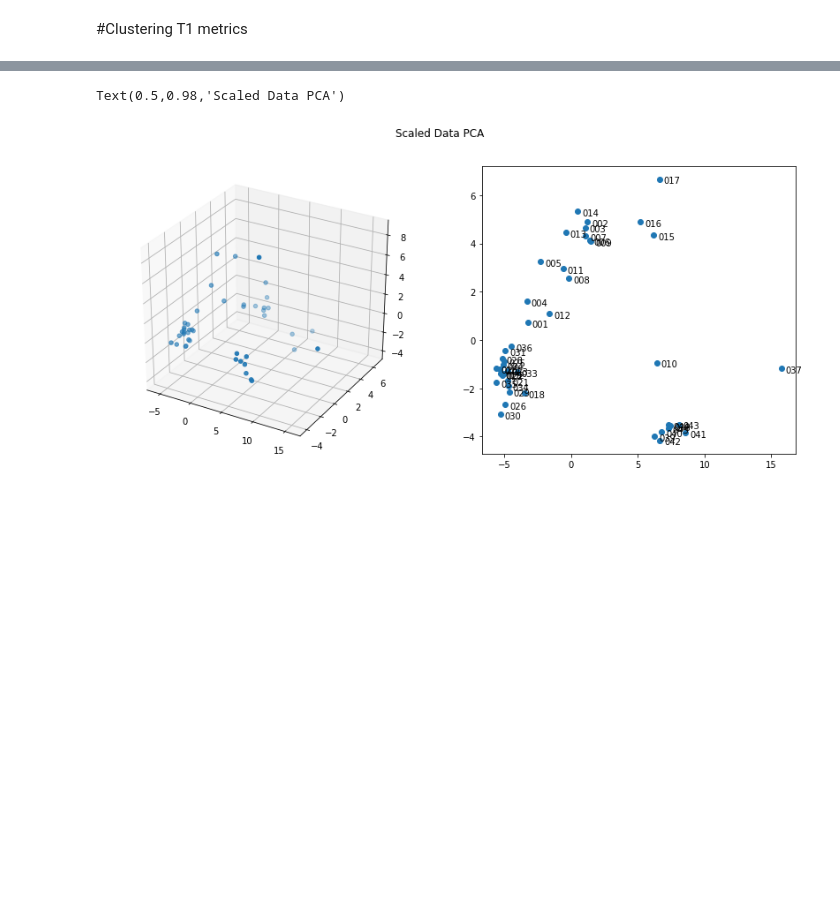
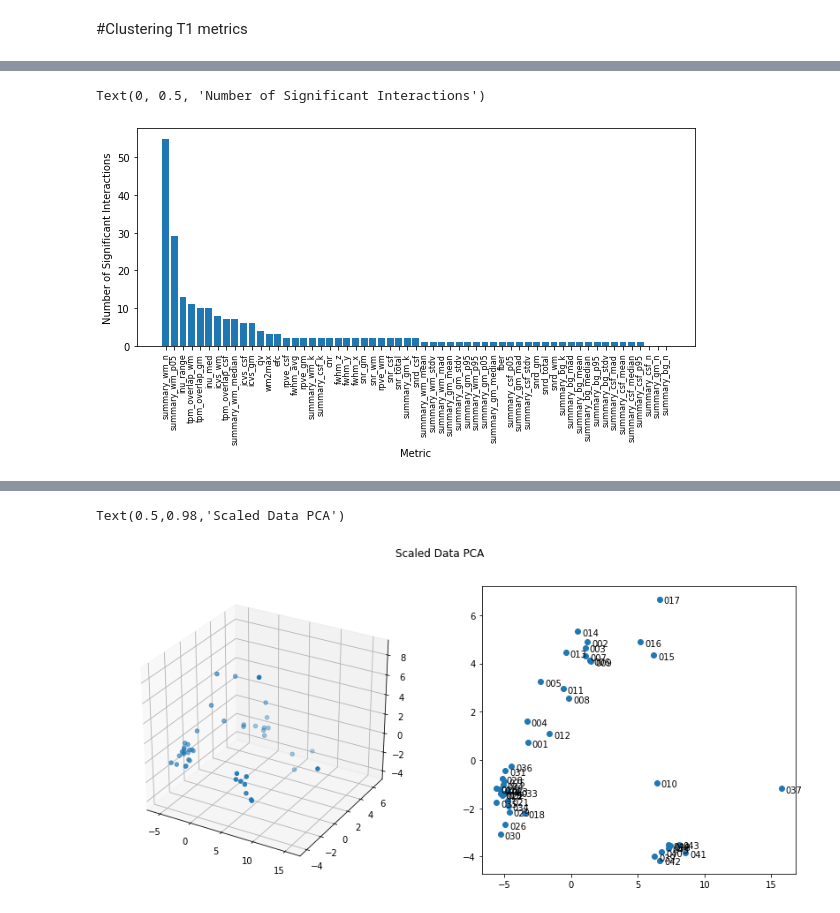
Before and after one commit to FMendezSlc/PREMCAS_COLAB, a Jupyter notebook: Classification_task.ipynb, the cells around one changed output, grey strips where cells are left out. Saved outputs shown, nothing was run; the diff lists cells and outputs as text; code cells hidden in the pictures; blank space fills up the shorter version.

```diff
--- a/Classification_task.ipynb
+++ b/Classification_task.ipynb
@@ -69,0 +213,13 @@ denNorm_fig.savefig('C:\\Users\\FELIPE\\Documents\\PREEMACS\\std_data_dendrogram
+# %%
+thrd = chs_vec[k_min]
+#thd_df = CH_df[CH_df > thrd].dropna(how = 'all')
+#thd_df = thd_df[thd_df > thrd].dropna(axis = 1, how = 'all')
+# %%
+sig_int = []
+for column in CH_df.columns:
+    sum_int = CH_df[CH_df >thrd][column].notnull().sum()
+    sig_int.append(sum_int)
+# %%
+int_df = pd.DataFrame(data = zip(sig_int, CH_df.columns), columns = ['count', 'metric'])
+int_df.sort_values(by = 'count', inplace = True, ascending = False)
+int_df
@@ -69,0 +244,13 @@ denNorm_fig.savefig('C:\\Users\\FELIPE\\Documents\\PREEMACS\\std_data_dendrogram
+# %%
+mtr = int_df['count'].values.shape[0]
+# %%
+inter_fig = plt.figure(figsize = (10, 4))
+ax = inter_fig.add_subplot()
+plt.bar(x = np.arange(0,mtr, 1), height = int_df['count'].values)
+plt.xticks(np.arange(0,mtr, 1))
+ax.set_xticklabels(int_df['metric'], rotation = 90, fontsize = 8)
+plt.xlabel('Metric')
+plt.ylabel('Number of Significant Interactions')
+# %% [output]
+Text(0, 0.5, 'Number of Significant Interactions')
+[figure, added]
```
Also changed, not shown: parts of 46 cells of this notebook, 1 other file.
